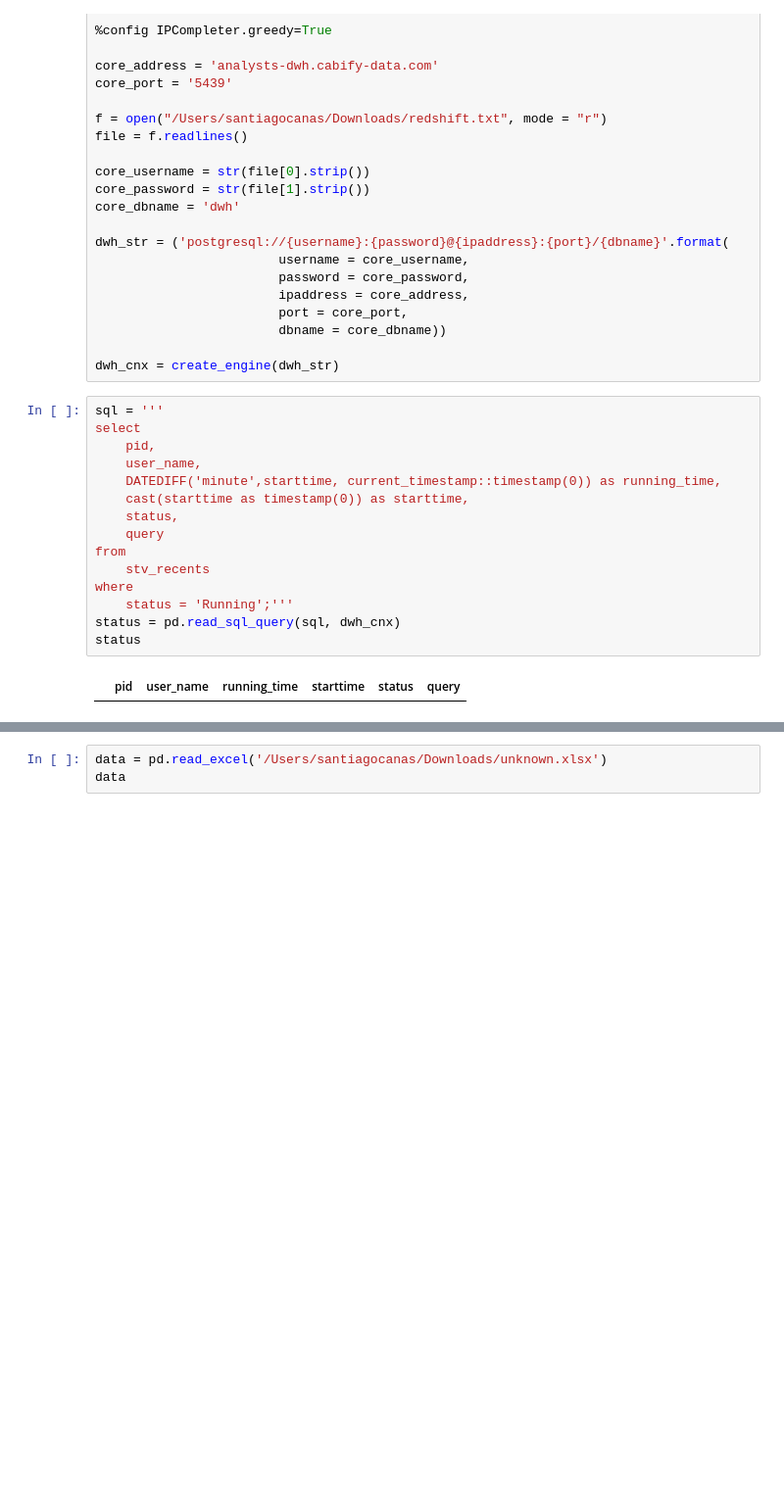
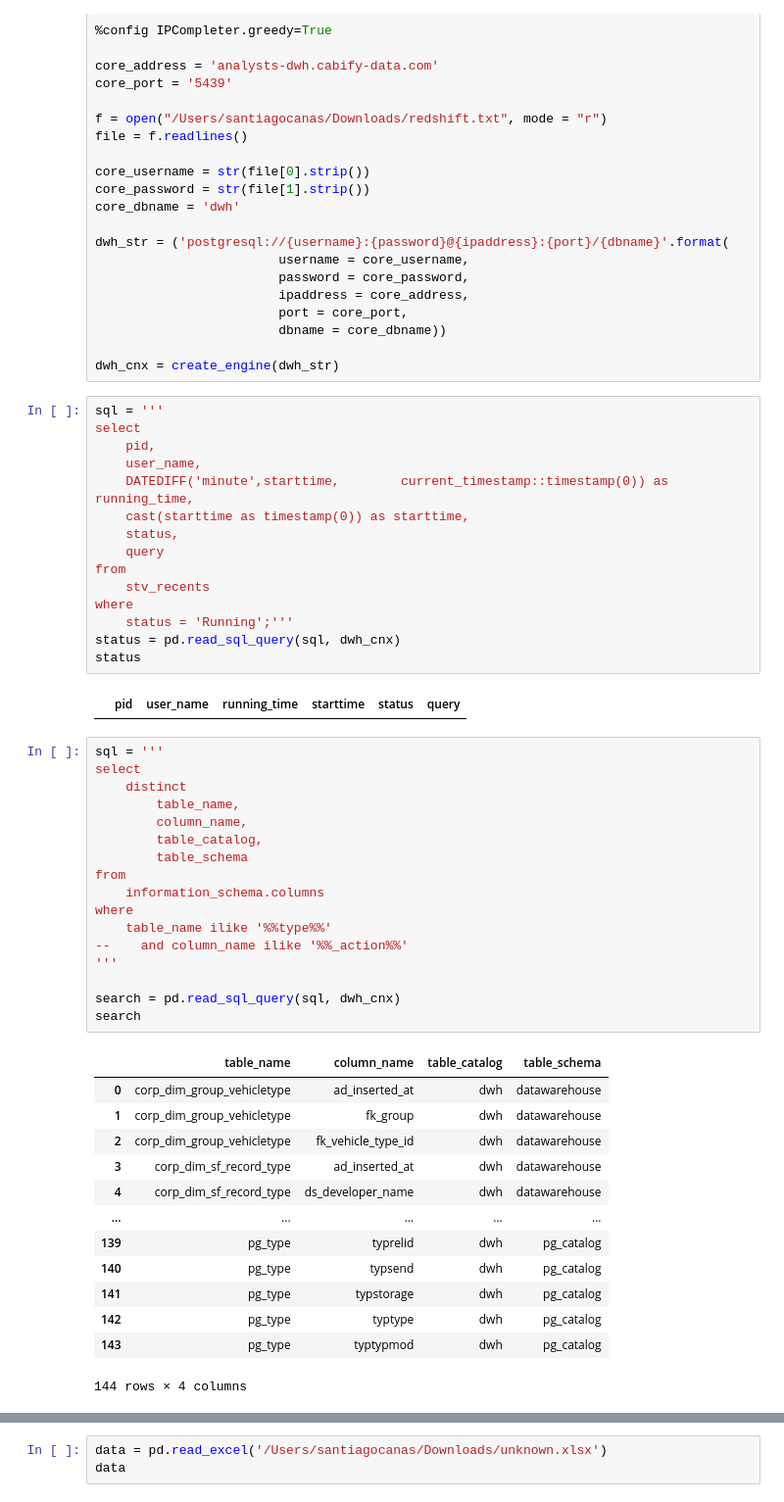
Before and after one commit to scanasca10/ATOM, a Jupyter notebook: PLAY2.ipynb, the cells around one changed output, grey strips where cells are left out. Shown: that part at 98% size. Cells and saved outputs as stored; diff of their text form; blank space fills up the shorter version.

```diff
--- a/PLAY2.ipynb
+++ b/PLAY2.ipynb
@@ -29,7 +29,7 @@ sql = '''
 select
     pid,
     user_name,
-    DATEDIFF('minute',starttime, current_timestamp::timestamp(0)) as running_time,
+    DATEDIFF('minute',starttime,        current_timestamp::timestamp(0)) as running_time,
     cast(starttime as timestamp(0)) as starttime,
     status,
     query
@@ -41,3 +41,34 @@ status = pd.read_sql_query(sql, dwh_cnx)
 status
 # %% [output]
 |  | pid | user_name | running_time | starttime | status | query |
+# %%
+sql = '''
+select
+    distinct
+        table_name,
+        column_name,
+        table_catalog,
+        table_schema
+from
+	information_schema.columns
+where
+    table_name ilike '%%type%%'
+--    and column_name ilike '%%_action%%'
+'''
+
+search = pd.read_sql_query(sql, dwh_cnx)
+search
+# %% [output]
+|  | table_name | column_name | table_catalog | table_schema |
+| 0 | corp_dim_group_vehicletype | ad_inserted_at | dwh | datawarehouse |
+| 1 | corp_dim_group_vehicletype | fk_group | dwh | datawarehouse |
+| 2 | corp_dim_group_vehicletype | fk_vehicle_type_id | dwh | datawarehouse |
+| 3 | corp_dim_sf_record_type | ad_inserted_at | dwh | datawarehouse |
+| 4 | corp_dim_sf_record_type | ds_developer_name | dwh | datawarehouse |
+| ... | ... | ... | ... | ... |
+| 139 | pg_type | typrelid | dwh | pg_catalog |
+| 140 | pg_type | typsend | dwh | pg_catalog |
+| 141 | pg_type | typstorage | dwh | pg_catalog |
+| 142 | pg_type | typtype | dwh | pg_catalog |
+| 143 | pg_type | typtypmod | dwh | pg_catalog |
+144 rows × 4 columns
```
Also changed, not shown: parts of 24 cells of this notebook.
